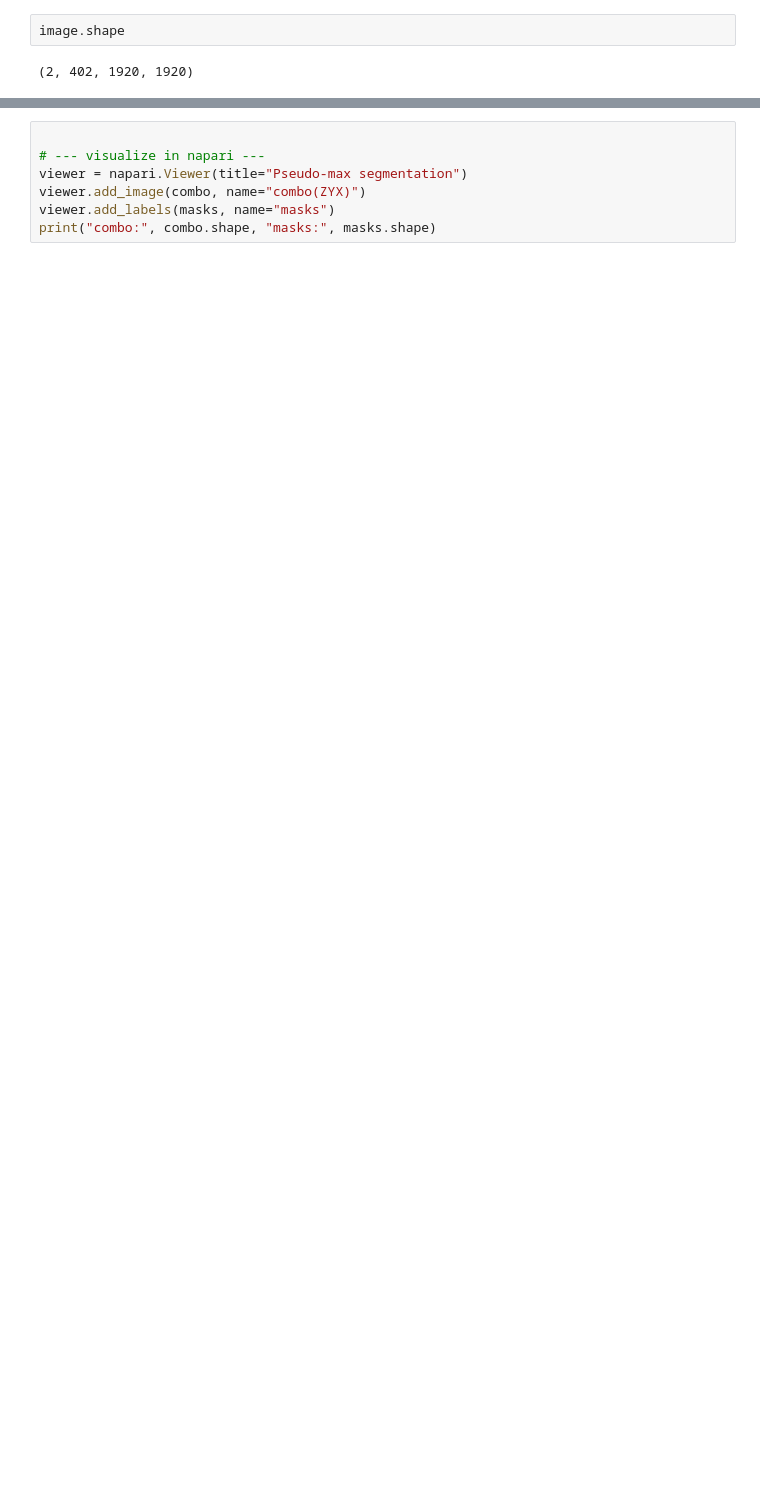
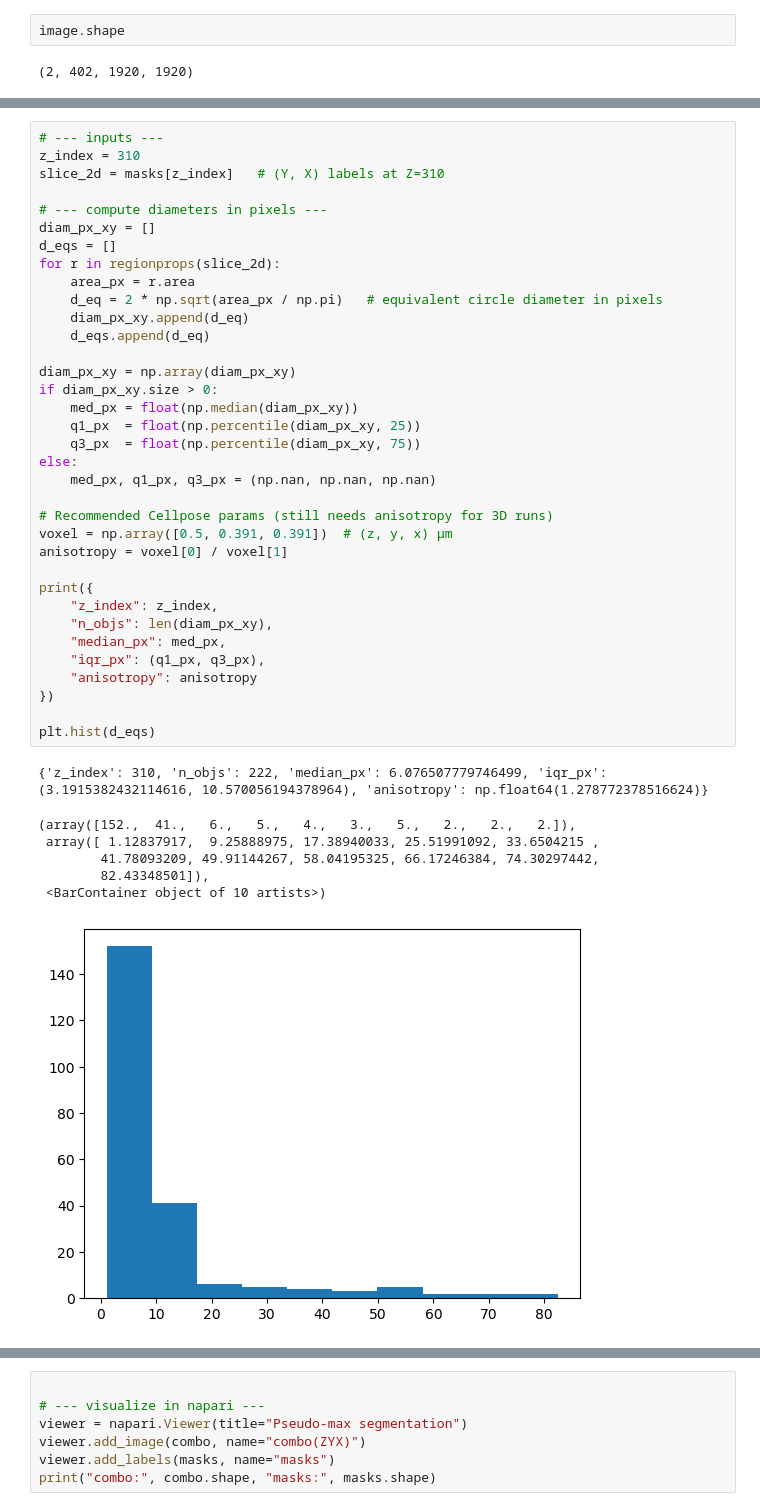
Before and after one commit to nthndy/lsm_embo_25, a Jupyter notebook: cellpose.ipynb, the cells around one changed output, grey strips where cells are left out. Cells and saved outputs as stored; diff of their text form; blank space fills up the shorter version.

```diff
--- a/cellpose.ipynb
+++ b/cellpose.ipynb
@@ -92,0 +175,43 @@ KeyboardInterrupt:
+# %%
+# --- inputs ---
+z_index = 310
+slice_2d = masks[z_index]   # (Y, X) labels at Z=310
+
+# --- compute diameters in pixels ---
+diam_px_xy = []
+d_eqs = []
+for r in regionprops(slice_2d):
+    area_px = r.area
+    d_eq = 2 * np.sqrt(area_px / np.pi)   # equivalent circle diameter in pixels
+    diam_px_xy.append(d_eq)
+    d_eqs.append(d_eq)
+
+diam_px_xy = np.array(diam_px_xy)
+if diam_px_xy.size > 0:
+    med_px = float(np.median(diam_px_xy))
+    q1_px  = float(np.percentile(diam_px_xy, 25))
+    q3_px  = float(np.percentile(diam_px_xy, 75))
+else:
+    med_px, q1_px, q3_px = (np.nan, np.nan, np.nan)
+
+# Recommended Cellpose params (still needs anisotropy for 3D runs)
+voxel = np.array([0.5, 0.391, 0.391])  # (z, y, x) µm
+anisotropy = voxel[0] / voxel[1]
+
+print({
+    "z_index": z_index,
+    "n_objs": len(diam_px_xy),
+    "median_px": med_px,
+    "iqr_px": (q1_px, q3_px),
+    "anisotropy": anisotropy
+})
+
+plt.hist(d_eqs)
+# %% [output]
+{'z_index': 310, 'n_objs': 222, 'median_px': 6.076507779746499, 'iqr_px': (3.1915382432114616, 10.570056194378964), 'anisotropy': np.float64(1.278772378516624)}
+(array([152.,  41.,   6.,   5.,   4.,   3.,   5.,   2.,   2.,   2.]),
+ array([ 1.12837917,  9.25888975, 17.38940033, 25.51991092, 33.6504215 ,
+        41.78093209, 49.91144267, 58.04195325, 66.17246384, 74.30297442,
+        82.43348501]),
+ <BarContainer object of 10 artists>)
+[figure, added]
```
Also changed, not shown: parts of 24 cells of this notebook, 2 other files.
